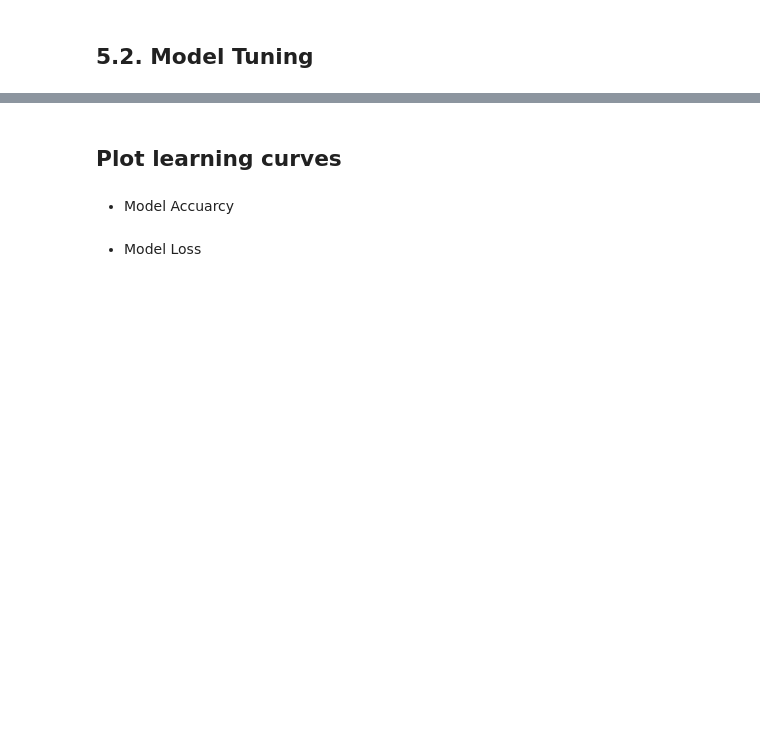
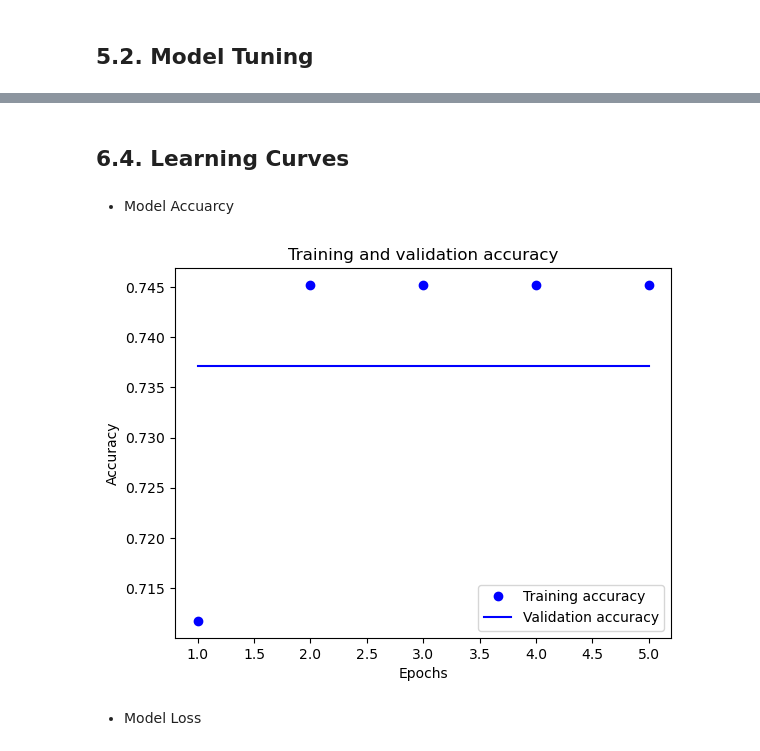
Before and after one commit to BrianKip035/-Image-Classification-with-Deep-Learning, a Jupyter notebook: notebook.ipynb, the cells around one changed output, grey strips where cells are left out. Drawn from its saved outputs; the diff is of its cells as text; code cells hidden in the pictures; blank space fills up the shorter version.

Commit message:
evaluation

```diff
--- a/notebook.ipynb
+++ b/notebook.ipynb
@@ -426,0 +411,12 @@ history = model_2.fit(train_generator_25, epochs=10, validation_data=val_generat
+# %%
+# Calculate class weights
+class_weight = class_weight.compute_class_weight('balanced', np.unique(train_labels), train_labels)
+
+# Set up a checkpoint to save the best model during training
+checkpoint = ModelCheckpoint('deku.h5', monitor='val_recall', save_best_only=True, mode='max', verbose=1)
+
+# Compile the model with appropriate loss function, optimizer and evaluation metrics
+model.compile(loss='binary_crossentropy', optimizer='adam', metrics=['accuracy', 'recall', 'f1_score'])
+
+# Train the model on the data
+history = model.fit(train_generator_25, train_generator_25, epochs=10, batch_size=32, validation_data=(val_generator_25, val_generator_25), callbacks=[checkpoint], class_weight=class_weight)
@@ -555,4 +520,12 @@ weighted avg       0.06      0.25      0.10        51
 # %% [markdown]
-## Plot learning curves
+## 6.4. Learning Curves
+# %%
+history_dict = history.history
+loss_values = history_dict['loss']
+val_loss_values = history_dict['val_loss']
+acc_values = history_dict['accuracy']
+val_acc_values = history_dict['val_accuracy']
+
+epochs = range(1, len(loss_values) + 1)
 # %% [markdown]
 * Model Accuarcy
@@ -568,3 +532,14 @@ plt.show()
+# %%
+# Plot the training and validation accuracy
+plt.plot(epochs, acc_values, 'bo', label='Training accuracy')
+plt.plot(epochs, val_acc_values, 'b', label='Validation accuracy')
+plt.title('Training and validation accuracy')
+plt.xlabel('Epochs')
+plt.ylabel('Accuracy')
+plt.legend()
+plt.show()
+# %% [output]
+[figure, added]
 # %% [markdown]
 * Model Loss
 # %%
```
Also changed, not shown: parts of 38 cells of this notebook.
